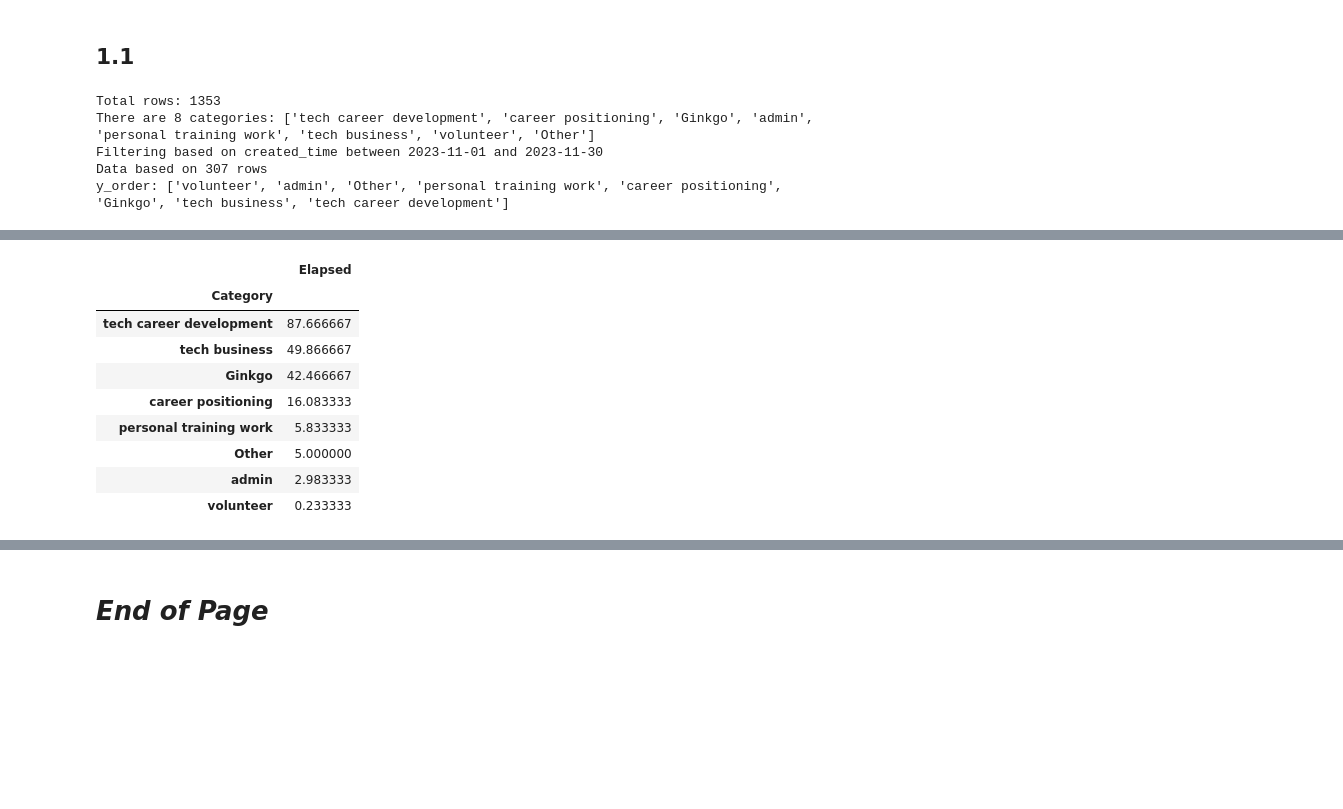
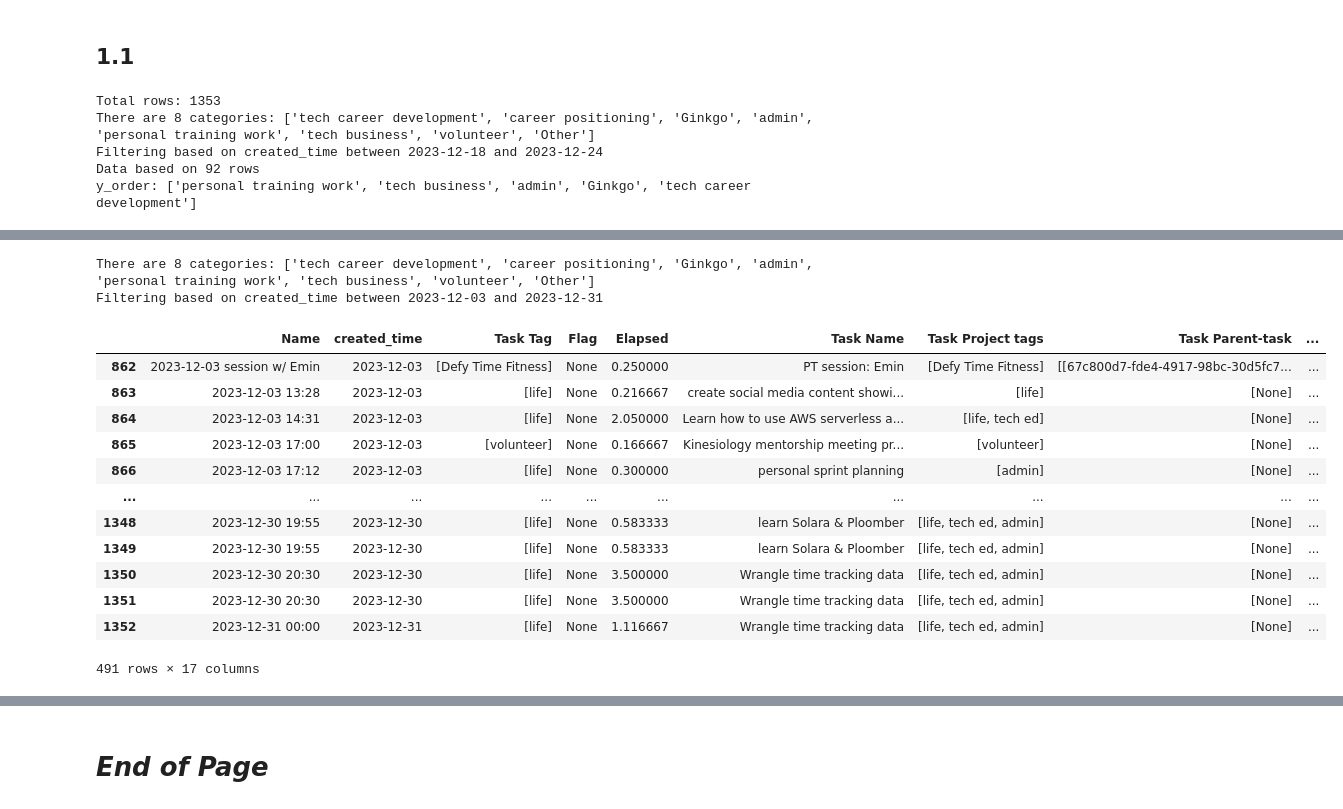
Before and after one commit to silvhua/notion-code, a Jupyter notebook: notebooks/2023-12-31 data viz.ipynb, the cells around one changed output, grey strips where cells are left out. Drawn from its saved outputs; the diff is of its cells as text; code cells hidden in the pictures; blank space fills up the shorter version.

Commit message:
examine past week

```diff
--- a/notebooks/2023-12-31 data viz.ipynb
+++ b/notebooks/2023-12-31 data viz.ipynb
@@ -1369,45 +1369,50 @@ def plot_by_category(
     ):
     print(f'Total rows: {len(df)}')
     classified_df = classify_projects(df)
     filtered_df = filter_by_period(classified_df, column=date_column, period=period, start_date=start_date, end_date=end_date)
     min_date = filtered_df[date_column].min()
     max_date = filtered_df[date_column].max()
     print(f'Data based on {len(filtered_df)} rows')
     aggregate_df = filtered_df[[sort_column, category_column]].groupby(
         category_column
         ).sum().sort_values(by=[sort_column], ascending=False)
     plot_int_hist(
         filtered_df,
         groupby=category_column,
         columns=[sort_column],
         classification=classification,
         agg=agg,
         label=label,
         y_order=True,
         title=f'{"".join([word.title()+" " for word in period.split("_")]).strip()+": " if period else None}{min_date} to {max_date}',
         height=height
     )
     return aggregate_df
 
-plot_by_category(df, classification='Unbilled', period='past_month')
+plot_by_category(df, classification='Unbilled', period='past_week')
 
 # filter_by_period(df, 'created_time', period='week')
 
-# filter_by_period(classify_projects(df))
+filter_by_period(classify_projects(df))
 # %% [output]
 Total rows: 1353
 There are 8 categories: ['tech career development', 'career positioning', 'Ginkgo', 'admin', 'personal training work', 'tech business', 'volunteer', 'Other']
-Filtering based on created_time between 2023-11-01 and 2023-11-30
-Data based on 307 rows
-y_order: ['volunteer', 'admin', 'Other', 'personal training work', 'career positioning', 'Ginkgo', 'tech business', 'tech career development']
+Filtering based on created_time between 2023-12-18 and 2023-12-24
+Data based on 92 rows
+y_order: ['personal training work', 'tech business', 'admin', 'Ginkgo', 'tech career development']
 [interactive output not drawn]
+There are 8 categories: ['tech career development', 'career positioning', 'Ginkgo', 'admin', 'personal training work', 'tech business', 'volunteer', 'Other']
+Filtering based on created_time between 2023-12-03 and 2023-12-31
-|  | Elapsed |
-| Category |  |
-| tech career development | 87.666667 |
-| tech business | 49.866667 |
-| Ginkgo | 42.466667 |
-| career positioning | 16.083333 |
-| personal training work | 5.833333 |
-| Other | 5.000000 |
-| admin | 2.983333 |
-| volunteer | 0.233333 |
+|  | Name | created_time | Task Tag | Flag | Elapsed | Task Name | Task Project tags | Task Parent-task | ... |
+| 862 | 2023-12-03 session w/ Emin | 2023-12-03 | [Defy Time Fitness] | None | 0.250000 | PT session: Emin | [Defy Time Fitness] | [[67c800d7-fde4-4917-98bc-30d5fc7... | ... |
+| 863 | 2023-12-03 13:28 | 2023-12-03 | [life] | None | 0.216667 | create social media content showi... | [life] | [None] | ... |
+| 864 | 2023-12-03 14:31 | 2023-12-03 | [life] | None | 2.050000 | Learn how to use AWS serverless a... | [life, tech ed] | [None] | ... |
+| 865 | 2023-12-03 17:00 | 2023-12-03 | [volunteer] | None | 0.166667 | Kinesiology mentorship meeting pr... | [volunteer] | [None] | ... |
+| 866 | 2023-12-03 17:12 | 2023-12-03 | [life] | None | 0.300000 | personal sprint planning | [admin] | [None] | ... |
+| ... | ... | ... | ... | ... | ... | ... | ... | ... | ... |
+| 1348 | 2023-12-30 19:55 | 2023-12-30 | [life] | None | 0.583333 | learn Solara & Ploomber | [life, tech ed, admin] | [None] | ... |
+| 1349 | 2023-12-30 19:55 | 2023-12-30 | [life] | None | 0.583333 | learn Solara & Ploomber | [life, tech ed, admin] | [None] | ... |
+| 1350 | 2023-12-30 20:30 | 2023-12-30 | [life] | None | 3.500000 | Wrangle time tracking data | [life, tech ed, admin] | [None] | ... |
+| 1351 | 2023-12-30 20:30 | 2023-12-30 | [life] | None | 3.500000 | Wrangle time tracking data | [life, tech ed, admin] | [None] | ... |
+| 1352 | 2023-12-31 00:00 | 2023-12-31 | [life] | None | 1.116667 | Wrangle time tracking data | [life, tech ed, admin] | [None] | ... |
+491 rows × 17 columns
```
Also changed, not shown: parts of 1 cell of this notebook.
